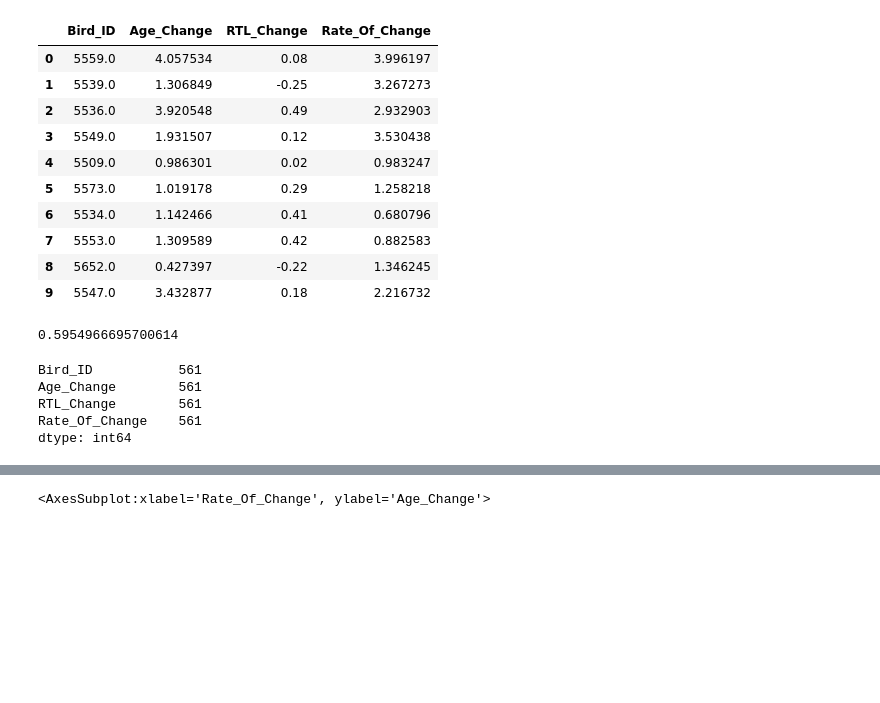
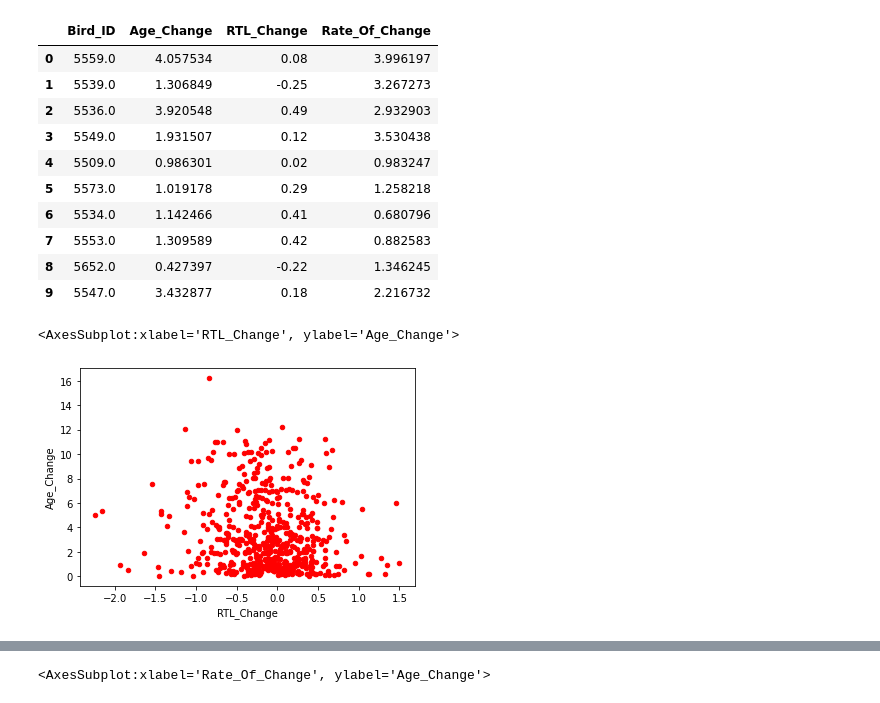
Before and after one commit to Rdassy/Predictive_Senescence, a Jupyter notebook: Resources/Notebook/teloRateOfChange.ipynb, the cells around one changed output, grey strips where cells are left out. Drawn from its saved outputs; the diff is of its cells as text; code cells hidden in the pictures; blank space fills up the shorter version.

```diff
--- a/Resources/Notebook/teloRateOfChange.ipynb
+++ b/Resources/Notebook/teloRateOfChange.ipynb
@@ -122,15 +122,3 @@ changeRate_df.head(10)
 | 7 | 5553.0 | 1.309589 | 0.42 | 0.882583 |
 | 8 | 5652.0 | 0.427397 | -0.22 | 1.346245 |
 | 9 | 5547.0 | 3.432877 | 0.18 | 2.216732 |
-# %%
-changeRate_df["Rate_Of_Change"].corr(changeRate_df["Age_Change"])
-# %% [output]
-0.5954966695700614
-# %%
-changeRate_df.count()
-# %% [output]
-Bird_ID           561
-Age_Change        561
-RTL_Change        561
-Rate_Of_Change    561
-dtype: int64
@@ -138,0 +125,6 @@ changeRate_df = changeRate_df.loc[changeRate_df["Rate_Of_Change"] > -5]
+# %%
+# Plot RTL_Change vs Age_Change
+changeRate_df.plot.scatter(x='RTL_Change', y='Age_Change', color='Red')
+# %% [output]
+<AxesSubplot:xlabel='RTL_Change', ylabel='Age_Change'>
+[figure, added]
```
Also changed, not shown: parts of 30 cells of this notebook.
